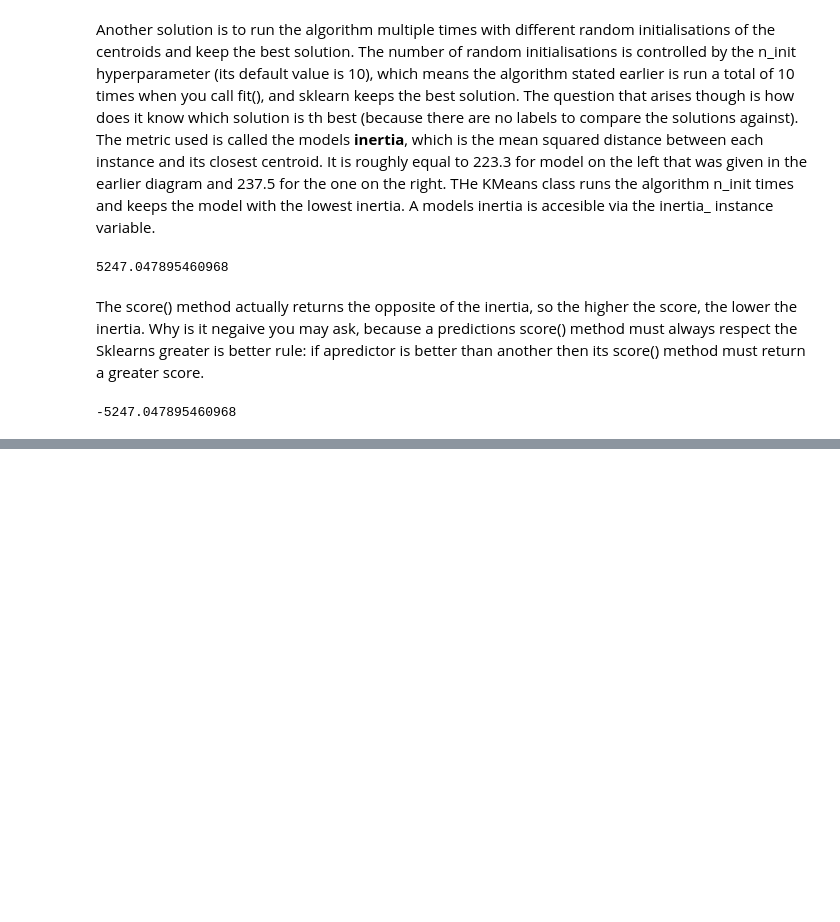
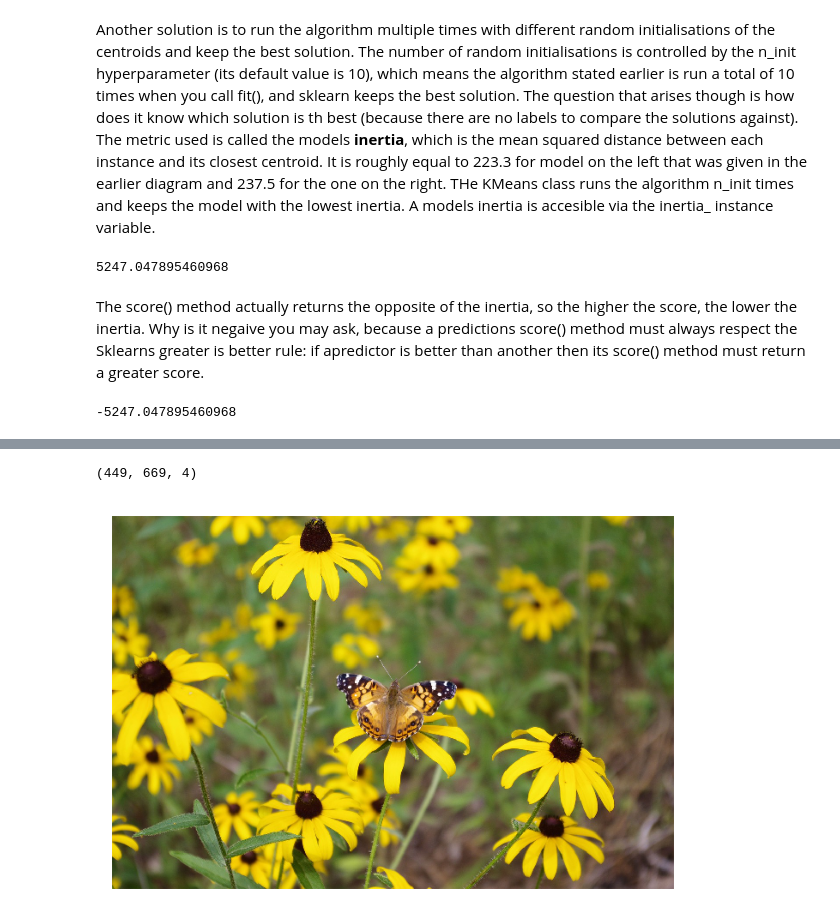
Before and after one commit to rishabhrao12/machine-learning, a Jupyter notebook: Part1-MachineLearning/Ch09-UnsupervisedLearning/UnsupervisedLearning.ipynb, the cells around one changed output, grey strips where cells are left out. Saved outputs shown, nothing was run; the diff lists cells and outputs as text; code cells hidden in the pictures; blank space fills up the shorter version.

```diff
--- a/Part1-MachineLearning/Ch09-UnsupervisedLearning/UnsupervisedLearning.ipynb
+++ b/Part1-MachineLearning/Ch09-UnsupervisedLearning/UnsupervisedLearning.ipynb
@@ -194,0 +286,12 @@ The KMeans class uses the K-Means++ algorithm by default, but you can set the in
+# %%
+image = imread('images/flower.png')
+image.shape
+# %% [output]
+(449, 669, 4)
+# %%
+plt.figure(figsize=(10, 5))
+plt.imshow(image)
+plt.axis('off')
+plt.show()
+# %% [output]
+[figure, added]
```
Also changed, not shown: parts of 57 cells of this notebook.
